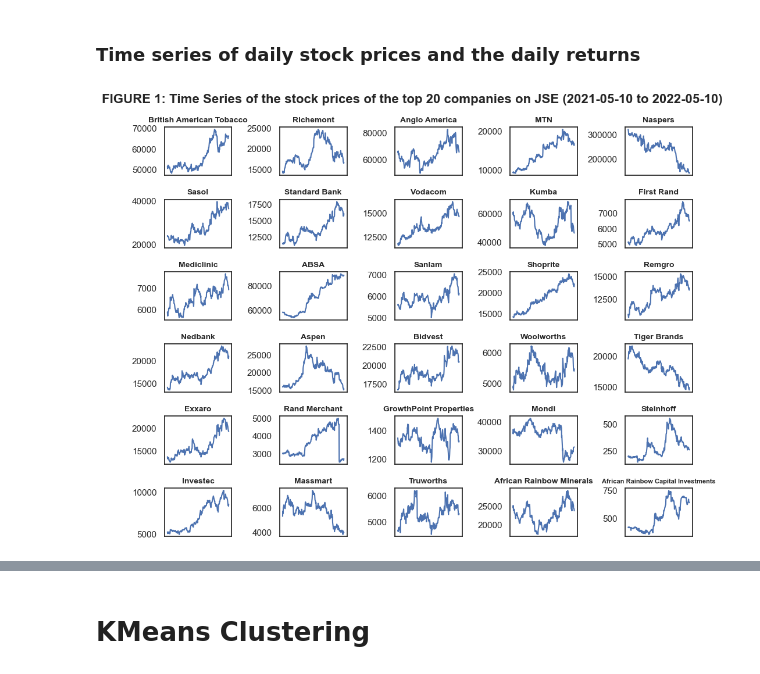
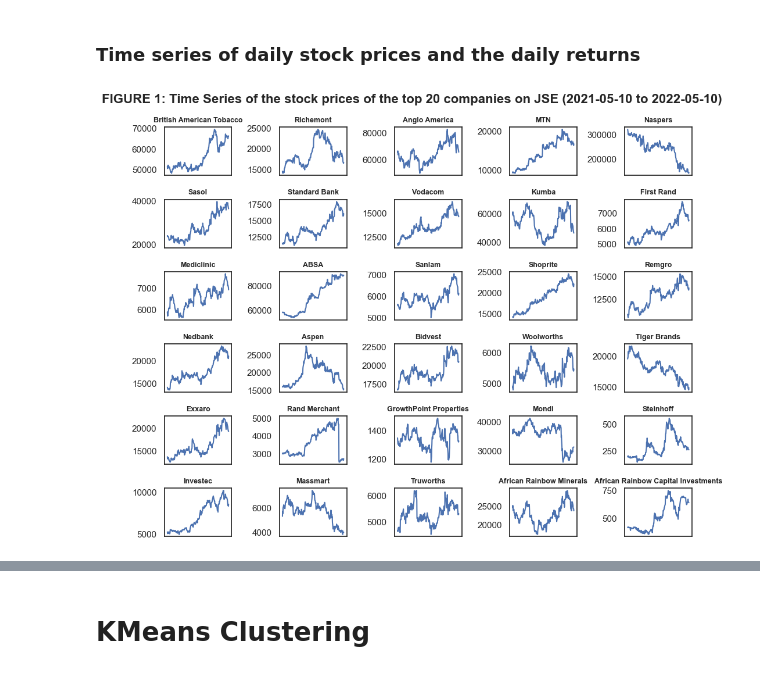
Before and after one commit to NigelGondo/Portfolio_Projects, a Jupyter notebook: Cluster analysis of JSE companies .ipynb, the cells around one changed output, grey strips where cells are left out. Drawn from its saved outputs; the diff is of its cells as text; code cells hidden in the pictures.

```diff
--- a/Cluster analysis of JSE companies .ipynb
+++ b/Cluster analysis of JSE companies .ipynb
@@ -191,137 +216,135 @@ df_returns_std
 fig, ax = plt.subplots(6,5, sharex = True)
 
 ax[0,0].plot(finance_data.index, 'British American Tobacco', data = finance_data)
-ax[0,0].set_title('British American Tobacco', fontsize = 10, fontweight = 'bold')
+ax[0,0].set_title('British American Tobacco', fontsize = 9, fontweight = 'bold')
 ax[0,0].set_xticks([])
 
 ax[0,1].plot(finance_data.index, 'Richemont', data = finance_data)
-ax[0,1].set_title('Richemont', fontsize = 10, fontweight = 'bold')
+ax[0,1].set_title('Richemont', fontsize = 9, fontweight = 'bold')
 ax[0,1].set_xticks([])
 
-
 ax[0,2].plot(finance_data.index, 'Anglo America', data = finance_data)
-ax[0,2].set_title('Anglo America', fontsize = 10, fontweight = 'bold')
+ax[0,2].set_title('Anglo America', fontsize = 9, fontweight = 'bold')
 ax[0,2].set_xticks([])
 
 ax[0,3].plot(finance_data.index, 'MTN', data = finance_data)
-ax[0,3].set_title('MTN', fontsize = 10, fontweight = 'bold')
+ax[0,3].set_title('MTN', fontsize = 9, fontweight = 'bold')
 ax[0,3].set_xticks([])
 
 ax[0,4].plot(finance_data.index, 'Naspers', data = finance_data)
-ax[0,4].set_title('Naspers', fontsize = 10, fontweight = 'bold')
+ax[0,4].set_title('Naspers', fontsize = 9, fontweight = 'bold')
 ax[0,4].set_xticks([])
 
 ax[1,0].plot(finance_data.index, 'Sasol', data = finance_data)
-ax[1,0].set_title('Sasol', fontsize = 10, fontweight = 'bold')
+ax[1,0].set_title('Sasol', fontsize = 9, fontweight = 'bold')
 ax[1,0].set_xticks([])
 
 ax[1,1].plot(finance_data.index, 'Standard Bank', data = finance_data)
-ax[1,1].set_title('Standard Bank', fontsize = 10, fontweight = 'bold')
+ax[1,1].set_title('Standard Bank', fontsize = 9, fontweight = 'bold')
 ax[1,1].set_xticks([])
 
 ax[1,2].plot(finance_data.index, 'Vodacom', data = finance_data)
-ax[1,2].set_title('Vodacom', fontsize = 10, fontweight = 'bold')
+ax[1,2].set_title('Vodacom', fontsize = 9, fontweight = 'bold')
 ax[1,2].set_xticks([])
 
 ax[1,3].plot(finance_data.index, 'Kumba', data = finance_data)
-ax[1,3].set_title('Kumba', fontsize = 10, fontweight = 'bold')
+ax[1,3].set_title('Kumba', fontsize = 9, fontweight = 'bold')
 ax[1,3].set_xticks([])
 
 ax[1,4].plot(finance_data.index, 'First Rand', data = finance_data)
-ax[1,4].set_title('First Rand', fontsize = 10, fontweight = 'bold')
+ax[1,4].set_title('First Rand', fontsize = 9, fontweight = 'bold')
 ax[1,4].set_xticks([])
 
 ax[2,0].plot(finance_data.index, 'Mediclinic', data = finance_data)
-ax[2,0].set_title('Mediclinic', fontsize = 10, fontweight = 'bold')
+ax[2,0].set_title('Mediclinic', fontsize = 9, fontweight = 'bold')
 ax[2,0].set_xticks([])
 
 ax[2,1].plot(finance_data.index, 'ABSA', data = finance_data)
-ax[2,1].set_title('ABSA', fontsize = 10, fontweight = 'bold')
+ax[2,1].set_title('ABSA', fontsize = 9, fontweight = 'bold')
 ax[2,1].set_xticks([])
 
 ax[2,2].plot(finance_data.index, 'Sanlam', data = finance_data)
-ax[2,2].set_title('Sanlam', fontsize = 10, fontweight = 'bold')
+ax[2,2].set_title('Sanlam', fontsize = 9, fontweight = 'bold')
 ax[2,2].set_xticks([])
 
 ax[2,3].plot(finance_data.index, 'Shoprite', data = finance_data)
-ax[2,3].set_title('Shoprite', fontsize = 10, fontweight = 'bold')
+ax[2,3].set_title('Shoprite', fontsize = 9, fontweight = 'bold')
 ax[2,3].set_xticks([])
 
-
 ax[2,4].plot(finance_data.index, 'Remgro', data = finance_data)
-ax[2,4].set_title('Remgro', fontsize = 10, fontweight = 'bold')
+ax[2,4].set_title('Remgro', fontsize = 9, fontweight = 'bold')
 ax[2,4].set_xticks([])
 
 ax[3,0].plot(finance_data.index, 'Nedbank', data = finance_data)
-ax[3,0].set_title('Nedbank', fontsize = 10, fontweight = 'bold')
+ax[3,0].set_title('Nedbank', fontsize = 9, fontweight = 'bold')
 ax[3,0].set_xticks([])
 
 ax[3,1].plot(finance_data.index, 'Aspen', data = finance_data)
-ax[3,1].set_title('Aspen', fontsize = 10, fontweight = 'bold')
+ax[3,1].set_title('Aspen', fontsize = 9, fontweight = 'bold')
 ax[3,1].set_xticks([])
 
 ax[3,2].plot(finance_data.index, 'Bidvest', data = finance_data)
-ax[3,2].set_title('Bidvest', fontsize = 10, fontweight = 'bold')
+ax[3,2].set_title('Bidvest', fontsize = 9, fontweight = 'bold')
 ax[3,2].set_xticks([])
 
 ax[3,3].plot(finance_data.index, 'Woolworths', data = finance_data)
-ax[3,3].set_title('Woolworths', fontsize = 10, fontweight = 'bold')
+ax[3,3].set_title('Woolworths', fontsize = 9, fontweight = 'bold')
 ax[3,3].set_xticks([])
 
 ax[3,4].plot(finance_data.index, 'Tiger Brands', data = finance_data)
-ax[3,4].set_title('Tiger Brands', fontsize = 10, fontweight = 'bold')
+ax[3,4].set_title('Tiger Brands', fontsize = 9, fontweight = 'bold')
 ax[3,4].set_xticks([])
 
 ax[4,0].plot(finance_data.index, 'Exxaro', data = finance_data)
-ax[4,0].set_title('Exxaro', fontsize = 10, fontweight = 'bold')
+ax[4,0].set_title('Exxaro', fontsize = 9, fontweight = 'bold')
 ax[4,0].set_xticks([])
 
 ax[4,1].plot(finance_data.index, 'Rand Merchant', data = finance_data)
-ax[4,1].set_title('Rand Merchant', fontsize = 10, fontweight = 'bold')
+ax[4,1].set_title('Rand Merchant', fontsize = 9, fontweight = 'bold')
 ax[4,1].set_xticks([])
 
 ax[4,2].plot(finance_data.index, 'GrowthPoint Properties', data = finance_data)
-ax[4,2].set_title('GrowthPoint Properties', fontsize = 10, fontweight = 'bold')
+ax[4,2].set_title('GrowthPoint Properties', fontsize = 9, fontweight = 'bold')
 ax[4,2].set_xticks([])
 
 ax[4,3].plot(finance_data.index, 'Mondi', data = finance_data)
-ax[4,3].set_title('Mondi', fontsize = 10, fontweight = 'bold')
+ax[4,3].set_title('Mondi', fontsize = 9, fontweight = 'bold')
 ax[4,3].set_xticks([])
 
 ax[4,4].plot(finance_data.index, 'Steinhoff', data = finance_data)
-ax[4,4].set_title('Steinhoff', fontsize = 10, fontweight = 'bold')
+ax[4,4].set_title('Steinhoff', fontsize = 9, fontweight = 'bold')
 ax[4,4].set_xticks([])
 
 ax[5,0].plot(finance_data.index, 'Investec', data = finance_data)
-ax[5,0].set_title('Investec', fontsize = 10, fontweight = 'bold')
+ax[5,0].set_title('Investec', fontsize = 9, fontweight = 'bold')
 ax[5,0].set_xticks([])
 
 ax[5,1].plot(finance_data.index, 'Massmart', data = finance_data)
-ax[5,1].set_title('Massmart', fontsize = 10, fontweight = 'bold')
+ax[5,1].set_title('Massmart', fontsize = 9, fontweight = 'bold')
 ax[5,1].set_xticks([])
 
 ax[5,2].plot(finance_data.index, 'Truworths', data = finance_data)
-ax[5,2].set_title('Truworths', fontsize = 10, fontweight = 'bold')
+ax[5,2].set_title('Truworths', fontsize = 9, fontweight = 'bold')
 ax[5,2].set_xticks([])
 
 ax[5,3].plot(finance_data.index, 'African Rainbow Minerals', data = finance_data)
-ax[5,3].set_title('African Rainbow Minerals', fontsize = 10, fontweight = 'bold')
+ax[5,3].set_title('African Rainbow Minerals', fontsize = 9, fontweight = 'bold')
 ax[5,3].set_xticks([])
 
 ax[5,4].plot(finance_data.index, 'African Rainbow Capital Investments', data = finance_data)
-ax[5,4].set_title('African Rainbow Capital Investments', fontsize = 8, fontweight = 'bold')
+ax[5,4].set_title('African Rainbow Capital Investments', fontsize = 9, fontweight = 'bold')
 ax[5,4].set_xticks([])
 
 
 plt.suptitle('FIGURE 1: Time Series of the stock prices of the top 20 companies on JSE (2021-05-10 to 2022-05-10)',
              fontsize = 16,
              fontweight = 'bold')
 
 plt.tight_layout()
 
 plt.show()
 # %% [output]
-[figure, old version]
+[figure, new version]
 # %%
 #Plotting the daily stock returns
 fig, ax = plt.subplots(6,5, sharex = True)
```
Also changed, not shown: parts of 6 cells of this notebook.
